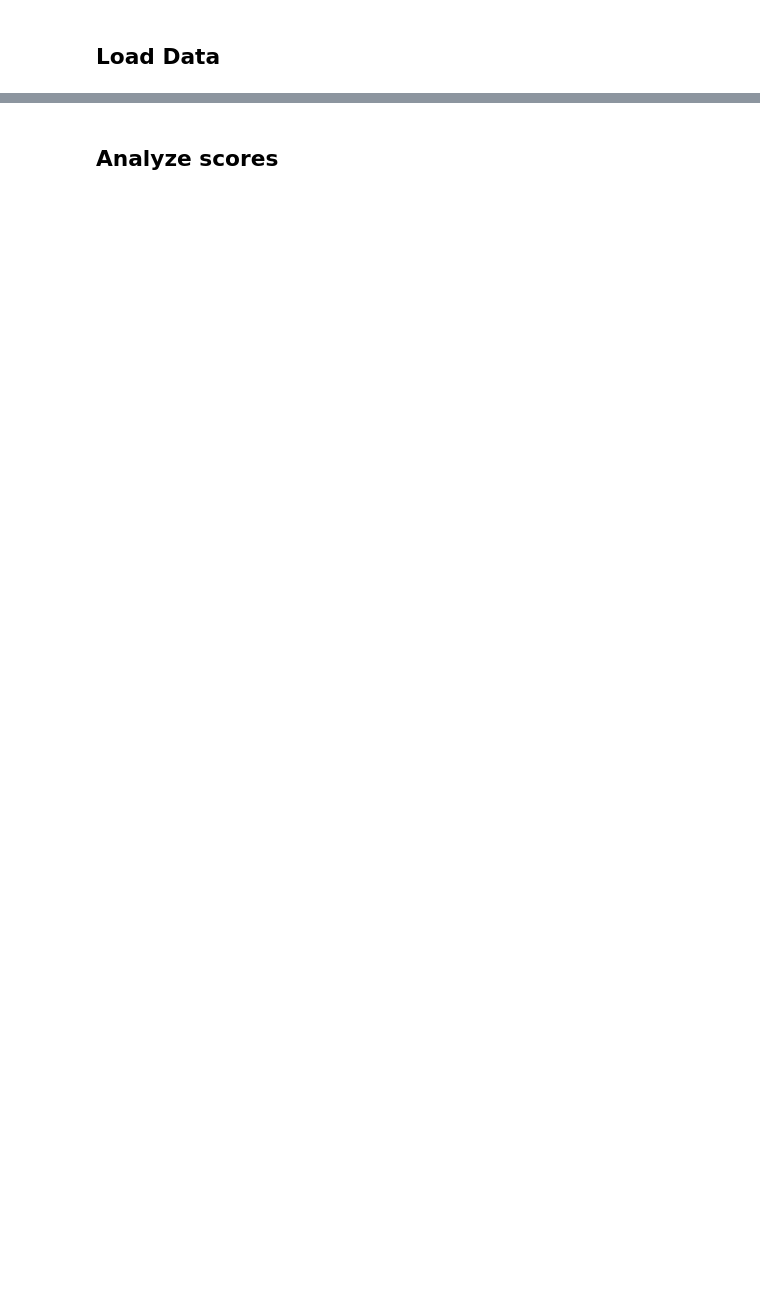
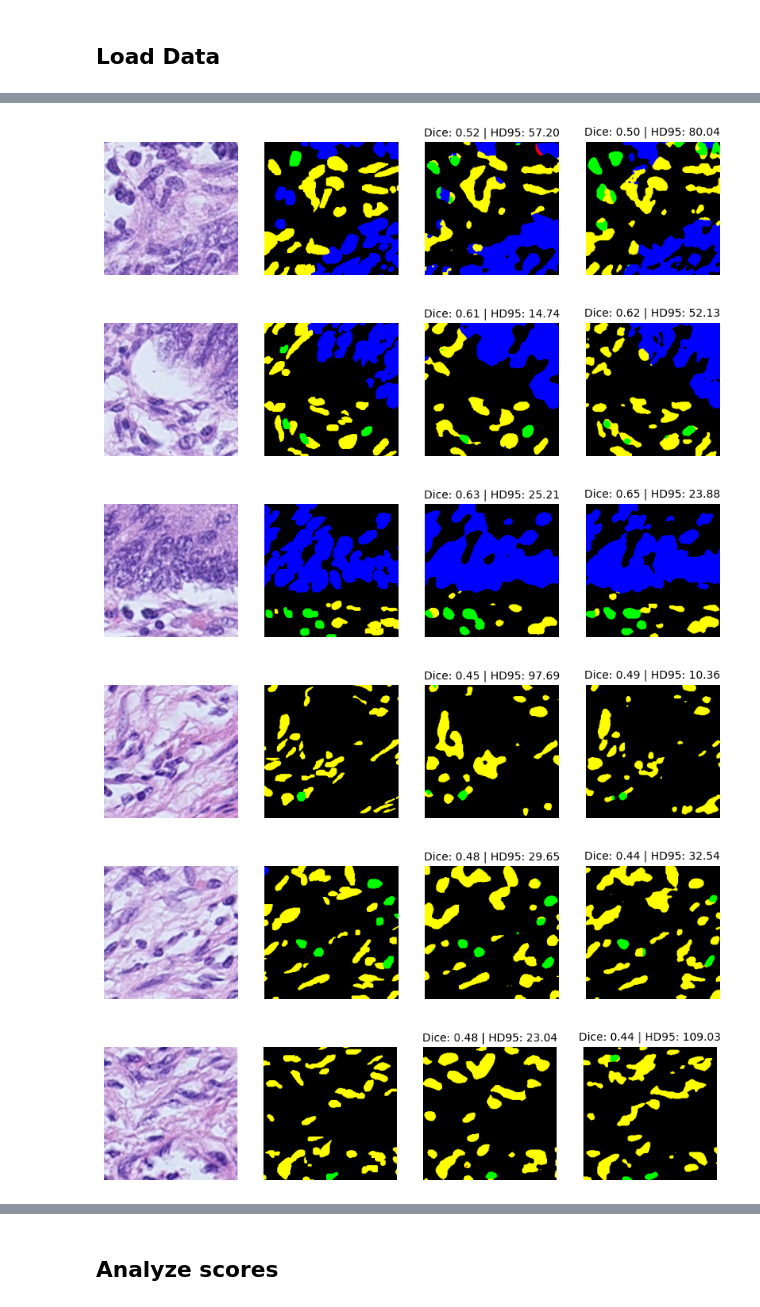
Before and after one commit to kaiko-ai/eva, a Jupyter notebook: scripts/notebooks/metrics_analysis.ipynb, the cells around one changed output, grey strips where cells are left out. Drawn from its saved outputs; the diff is of its cells as text; code cells hidden in the pictures; blank space fills up the shorter version.

```diff
--- a/scripts/notebooks/metrics_analysis.ipynb
+++ b/scripts/notebooks/metrics_analysis.ipynb
@@ -17,0 +21,2 @@ hf_token = ""
+# %%
+HF_TOKEN = "" # TODO: set huggingface token
@@ -18,29 +50,26 @@ hf_token = ""
 # %%
-checkpoint_path = "/mnt/localdisk/data/eva/models/consep/uni_convdecoder.ckpt"
+# checkpoint_path_1 = "/mnt/localdisk/data/eva/models/consep/uni_convdecoder.ckpt"
 model_1 = modules.SemanticSegmentationModule(
-    encoder=None,
+    encoder=wrappers.ModelFromRegistry(
+        model_name="pathology/mahmood_uni",
+        model_kwargs={"out_indices": 1, "hf_token": HF_TOKEN}
+    ),
     decoder=ConvDecoderMS(in_features=1024, num_classes=5),
     criterion=None
 )
 
-checkpoint = torch.load(checkpoint_path, map_location="cpu")
-
+checkpoint = torch.load(checkpoint_path_1, map_location="cpu")
 model_1.load_state_dict(checkpoint['state_dict'])
 
-model_1.encoder = wrappers.ModelFromRegistry(
-    model_name="pathology/mahmood_uni",
-    model_kwargs={"out_indices": 1, "hf_token": hf_token}
-)
-
 _ = model_1.eval()
 # %%
-checkpoint_path = "/mnt/localdisk/data/eva/models/consep/uni_adapter_pvtformer_last.ckpt"
+# checkpoint_path = "/mnt/localdisk/data/eva/models/consep/uni_adapter_pvtformer_last.ckpt"
 model_name = "pathology/mahmood_uni"
 model_2 = modules.SemanticSegmentationModule(
     encoder=adapters.ViTAdapter(
         vit_backbone=wrappers.ModelFromRegistry(
                 model_name=model_name,
-                model_kwargs={"hf_token": hf_token}
+                model_kwargs={"hf_token": HF_TOKEN}
         ),
         deform_num_heads=8,
         freeze_vit=True
@@ -49,21 +78,7 @@ model_2 = modules.SemanticSegmentationModule(
     criterion=None
 )
 
-# checkpoint_path = "/home/azureuser/eva/logs/kaiko_vitb16/consep/20240910-071328159461_9b4d2f77/run_0/checkpoints/best.ckpt"
-# model_name = "pathology/kaiko_vitb16"
-# model_2 = modules.SemanticSegmentationModule(
-#     encoder=adapters.ViTAdapter(
-#         vit_backbone=wrappers.ModelFromRegistry(
-#                 model_name=model_name,
-#         ),
-#         freeze_vit=True
-#     ),
-#     decoder=PVTFormerDecoder(in_features=[768]*3, num_classes=5),
-#     criterion=None
-# )
-
-checkpoint = torch.load(checkpoint_path)
-
+checkpoint = torch.load(checkpoint_path_2)
 model_2.load_state_dict(checkpoint['state_dict'])
 
-_ = model_2.eval() # this seems to make a big difference (what happens here?)
+_ = model_2.eval()
@@ -93,31 +113,40 @@ MODELS = [model_1, model_2]
 dice_metric = metrics.GeneralizedDiceScore(num_classes=5, input_format="index", weight_type="linear", per_class=False, include_background=False)
 
 def _preprocess_image(image: torch.Tensor):
     image = image - image.min()
     image = image / image.max()
     return image
 
 def _one_hot(tensor: torch.Tensor, num_classes: int=5):
     return functional.one_hot(tensor, num_classes=5).permute(2, 0, 1)
 
 for i in range(N_IMAGES):
     image, target, metadata = dataset[i]
 
     fig, ax = plt.subplots(1, 2 + len(MODELS), figsize=(10, 3))
     for j, model in enumerate(MODELS):
         prediction = model(image.unsqueeze(0), to_size=(224, 224))
         prediction = torch.argmax(prediction, dim=1)
 
         image_normalized = _preprocess_image(image.clone())
         image_with_mask = _overlay_mask(image_normalized, prediction.squeeze())
 
         fig.axes[0].imshow(image_normalized.permute(1, 2, 0))
         fig.axes[1].imshow(_draw_semantic_mask(target).permute(1, 2, 0))
         fig.axes[2+j].imshow(_draw_semantic_mask(prediction).permute(1, 2, 0))
 
         dice_value = dice_metric(_one_hot(prediction.squeeze()), _one_hot(target))
+        hd95_value = monai_metrics.compute_hausdorff_distance(_one_hot(prediction.squeeze()).unsqueeze(0), _one_hot(target).unsqueeze(0), percentile=95)
+        hd95_value = hd95_value.nanmean()
 
-        fig.axes[2+j].set_title(f"Dice: {dice_value:.2f}")
+        fig.axes[2+j].set_title(f"Dice: {dice_value:.2f} | HD95: {hd95_value:.2f}", fontsize=10)
 
         for ax in fig.axes:
             ax.axis('off')
+# %% [output]
+[figure, added]
+[figure, added]
+[figure, added]
+[figure, added]
+[figure, added]
+[figure, added]
```
Also changed, not shown: parts of 16 cells of this notebook.
